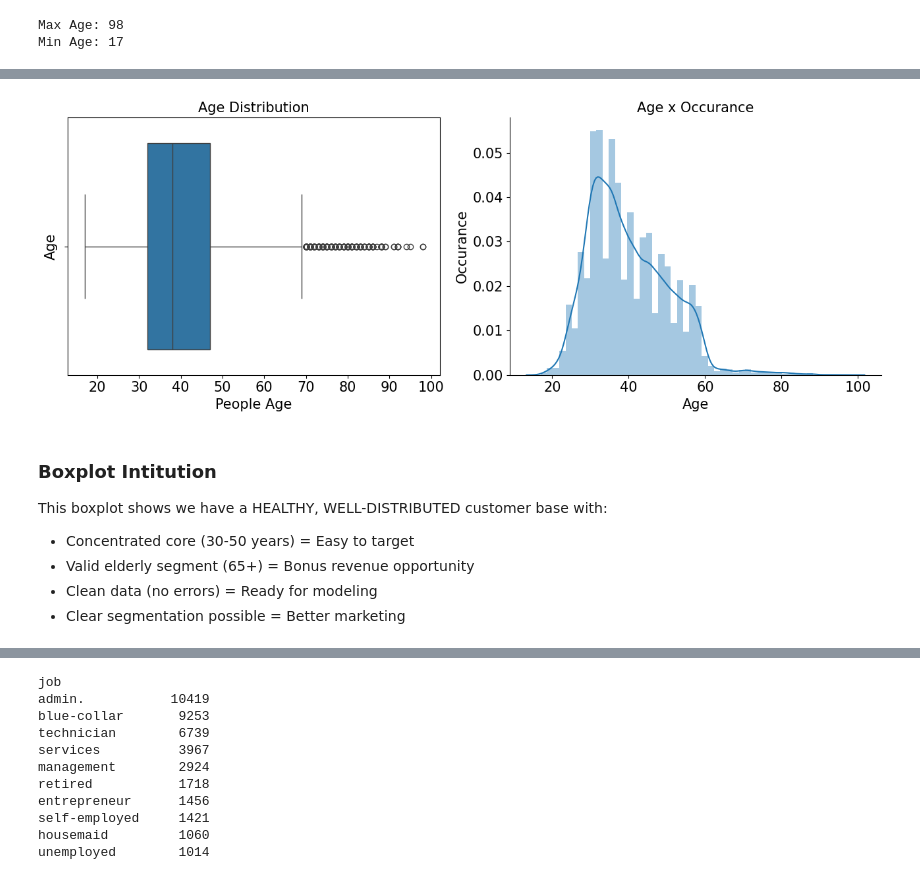
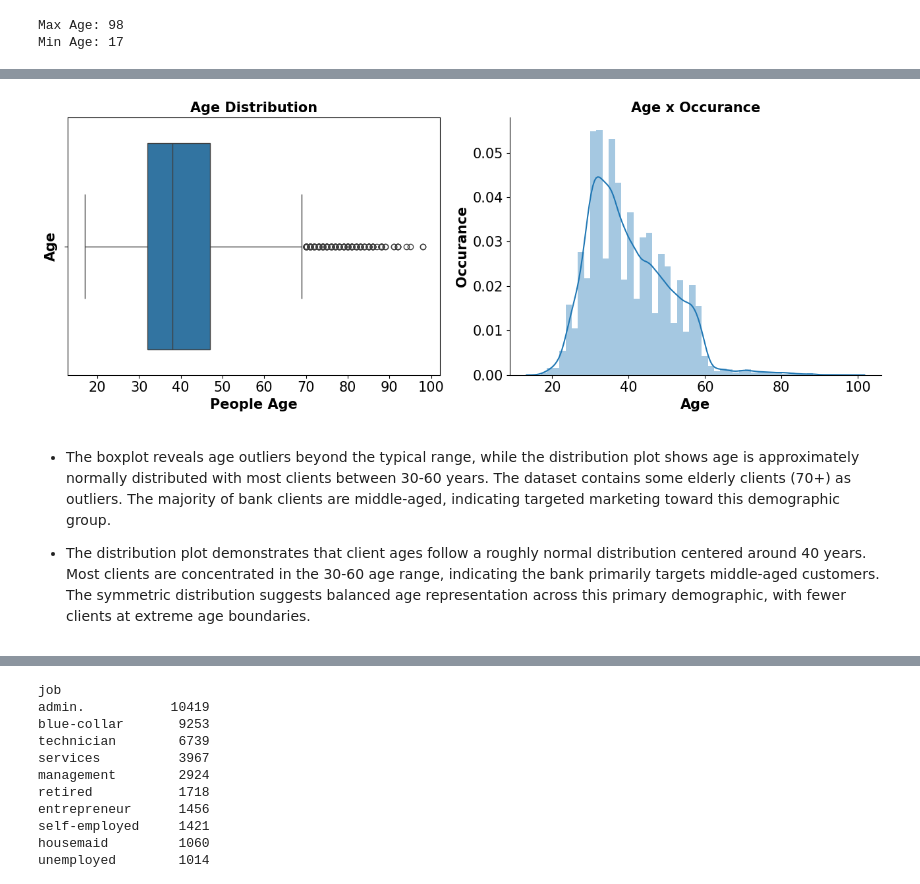
Before and after one commit to rkm7387/PORTUGES-BANK, a Jupyter notebook: portuges_bank.ipynb, the cells around one changed output, grey strips where cells are left out. Saved outputs shown, nothing was run; the diff lists cells and outputs as text; code cells hidden in the pictures.

```diff
--- a/portuges_bank.ipynb
+++ b/portuges_bank.ipynb
@@ -66,3 +68,4 @@ warnings.filterwarnings('ignore')
 # %%
-# Creating dataframe of the CSV File
-df = pd.read_csv('bank-additional-full.csv', sep=';')
+# Creating bank dataframe
+bank = pd.read_csv('bank-additional-full.csv', sep=';')
+bank.head()
@@ -68,0 +156,2 @@ df = pd.read_csv('bank-additional-full.csv', sep=';')
+# %%
+bank.drop_duplicates(inplace=True)
@@ -68,0 +227,12 @@ df = pd.read_csv('bank-additional-full.csv', sep=';')
+# %%
+# Bank Client Data
+bank_client = bank.iloc[:, 0:7]
+
+# Related with the last contact of the current campign
+bank_related = bank.iloc[:,7:11]
+
+# Social and Economic Context attributes
+bank_se = bank.loc[:,['emp.var.rate', 'cons.price.idx', 'cons.conf.idx', 'euribor3m', 'nr.employed'] ]
+
+# Other attributes
+bank_other = bank.loc[:, ['campaign', 'pdays','previous', 'poutcome']]
@@ -223,29 +271,24 @@ sns.despine()
 # %%
 # Checking outliers:
 fig, (ax1,ax2) = plt.subplots(nrows=1, ncols=2, figsize=(13,5))
-sns.boxplot(x='age',data=df,orient='v',ax=ax1)
-ax1.set_xlabel('People Age',fontsize=15)
-ax1.set_ylabel('Age',fontsize=15)
-ax1.set_title('Age Distribution',fontsize=15)
+sns.boxplot(x='age',data=bank_client,orient='v',ax=ax1)
+ax1.set_xlabel('People Age',fontsize=15,fontweight='bold')
+ax1.set_ylabel('Age',fontsize=15,fontweight='bold')
+ax1.set_title('Age Distribution',fontsize=15,fontweight='bold')
 ax1.tick_params(labelsize=15)
 
 # Distribution plot:
-sns.distplot(df['age'],ax=ax2)
+sns.distplot(bank_client['age'],ax=ax2)
 sns.despine(ax=ax2)
-ax2.set_xlabel('Age',fontsize=15)
-ax2.set_ylabel('Occurance',fontsize=15)
-ax2.set_title('Age x Occurance',fontsize=15)
+ax2.set_xlabel('Age',fontsize=15,fontweight='bold')
+ax2.set_ylabel('Occurance',fontsize=15,fontweight='bold')
+ax2.set_title('Age x Occurance',fontsize=15,fontweight='bold')
 ax2.tick_params(labelsize=15)
 
 plt.tight_layout()
 # %% [output]
-[figure, old version]
+[figure, new version]
 # %% [markdown]
-### Boxplot Intitution
+* The boxplot reveals age outliers beyond the typical range, while the distribution plot shows age is approximately normally distributed with most clients between 30-60 years. The dataset contains some elderly clients (70+) as outliers. The majority of bank clients are middle-aged, indicating targeted marketing toward this demographic group.
 
-This boxplot shows we have a HEALTHY, WELL-DISTRIBUTED customer base with:<br>
-
-* Concentrated core (30-50 years) = Easy to target
-* Valid elderly segment (65+) = Bonus revenue opportunity
-* Clean data (no errors) = Ready for modeling
-* Clear segmentation possible = Better marketing
+* The distribution plot demonstrates that client ages follow a roughly normal distribution centered around 40 years. Most clients are concentrated in the 30-60 age range, indicating the bank primarily targets middle-aged customers. The symmetric distribution suggests balanced age representation across this primary demographic, with fewer clients at extreme age boundaries.
```
Also changed, not shown: parts of 87 cells of this notebook.
